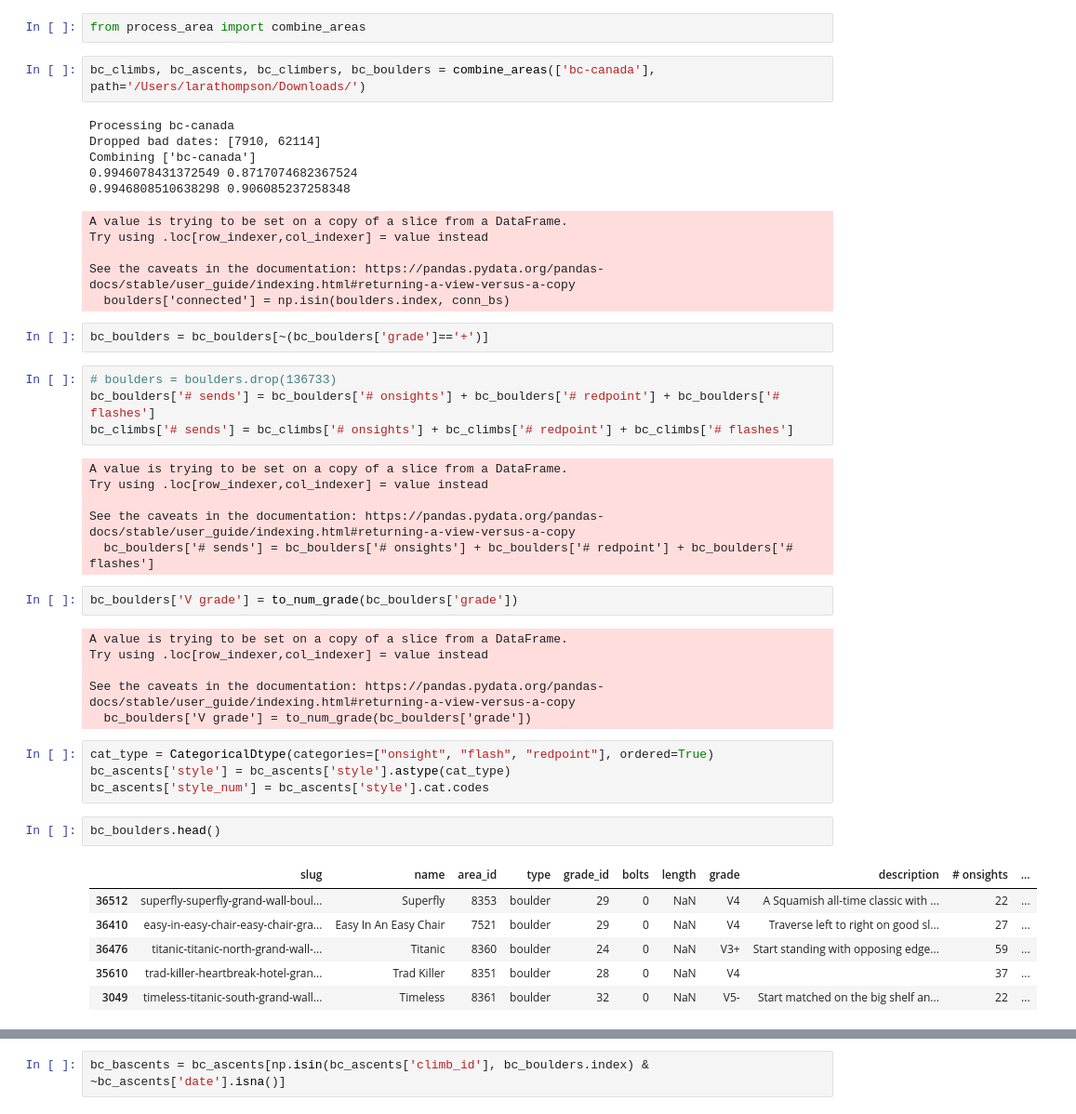
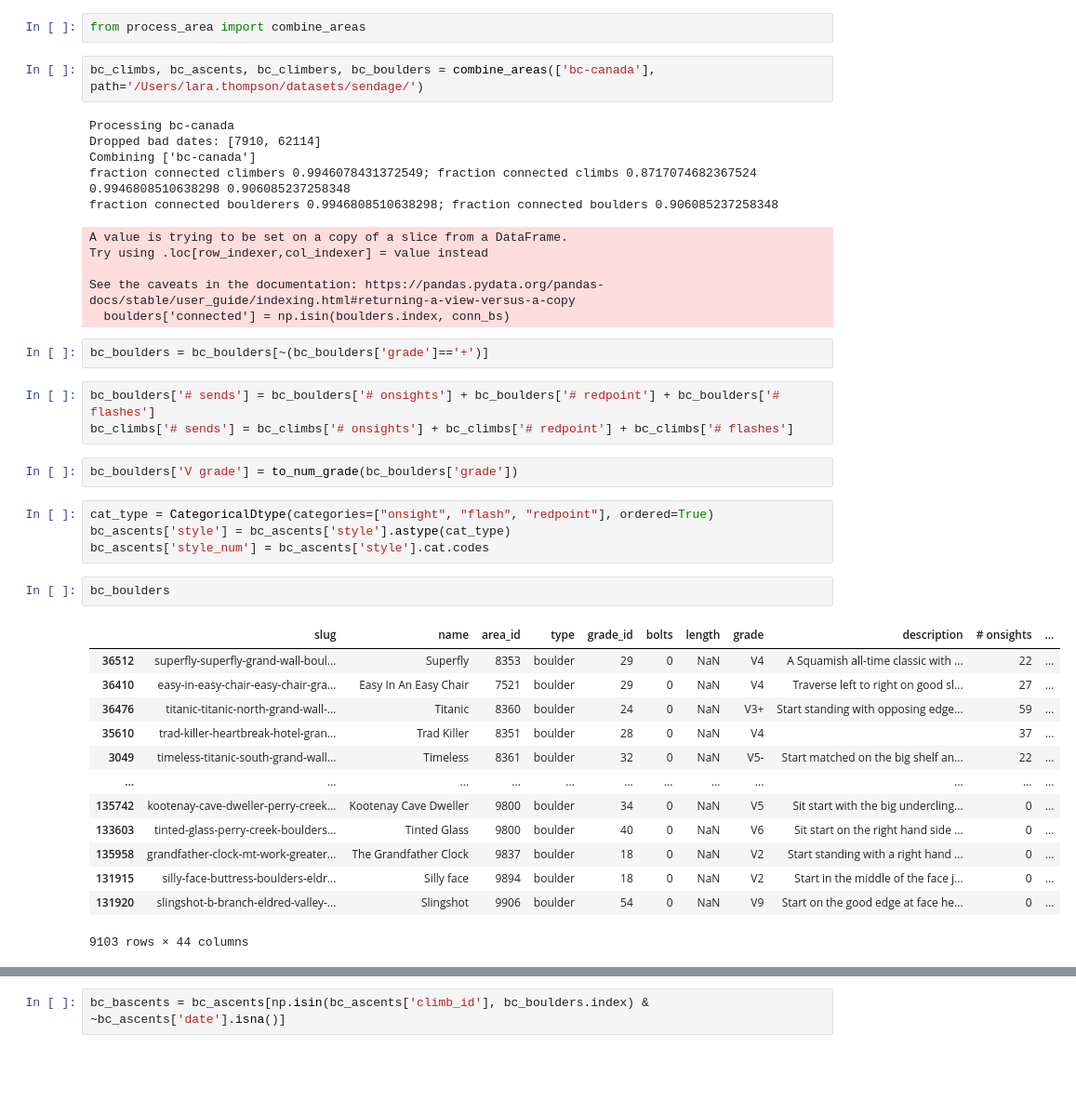
Before and after one commit to lrthomps/cs224u, a Jupyter notebook: final project/sendage/sequence.ipynb, the cells around one changed output, grey strips where cells are left out. Shown at 93% size. Saved outputs shown, nothing was run; the diff lists cells and outputs as text; blank space fills up the shorter version.

```diff
--- a/final project/sendage/sequence.ipynb
+++ b/final project/sendage/sequence.ipynb
@@ -239,13 +245,14 @@ u_train, u_dev, u_test = np.split(i_, (650, 700))
 # %%
 from process_area import combine_areas
 # %%
-bc_climbs, bc_ascents, bc_climbers, bc_boulders = combine_areas(['bc-canada'], path='/Users/larathompson/Downloads/')
+bc_climbs, bc_ascents, bc_climbers, bc_boulders = combine_areas(['bc-canada'], path='/Users/lara.thompson/datasets/sendage/')
 # %% [output]
 Processing bc-canada
 Dropped bad dates: [7910, 62114]
 Combining ['bc-canada']
-0.9946078431372549 0.8717074682367524
+fraction connected climbers 0.9946078431372549; fraction connected climbs 0.8717074682367524
 0.9946808510638298 0.906085237258348
+fraction connected boulderers 0.9946808510638298; fraction connected boulders 0.906085237258348
 A value is trying to be set on a copy of a slice from a DataFrame.
 Try using .loc[row_indexer,col_indexer] = value instead
 
@@ -254,36 +261,30 @@ See the caveats in the documentation: https://pandas.pydata.org/pandas-docs/stab
 # %%
 bc_boulders = bc_boulders[~(bc_boulders['grade']=='+')]
 # %%
-# boulders = boulders.drop(136733)
 bc_boulders['# sends'] = bc_boulders['# onsights'] + bc_boulders['# redpoint'] + bc_boulders['# flashes']
 bc_climbs['# sends'] = bc_climbs['# onsights'] + bc_climbs['# redpoint'] + bc_climbs['# flashes']
-# %% [output]
-A value is trying to be set on a copy of a slice from a DataFrame.
-Try using .loc[row_indexer,col_indexer] = value instead
-
-See the caveats in the documentation: https://pandas.pydata.org/pandas-docs/stable/user_guide/indexing.html#returning-a-view-versus-a-copy
-  bc_boulders['# sends'] = bc_boulders['# onsights'] + bc_boulders['# redpoint'] + bc_boulders['# flashes']
 # %%
 bc_boulders['V grade'] = to_num_grade(bc_boulders['grade'])
-# %% [output]
-A value is trying to be set on a copy of a slice from a DataFrame.
-Try using .loc[row_indexer,col_indexer] = value instead
-
-See the caveats in the documentation: https://pandas.pydata.org/pandas-docs/stable/user_guide/indexing.html#returning-a-view-versus-a-copy
-  bc_boulders['V grade'] = to_num_grade(bc_boulders['grade'])
 # %%
 cat_type = CategoricalDtype(categories=["onsight", "flash", "redpoint"], ordered=True)
 bc_ascents['style'] = bc_ascents['style'].astype(cat_type)
 bc_ascents['style_num'] = bc_ascents['style'].cat.codes
 # %%
-bc_boulders.head()
+bc_boulders
 # %% [output]
 |  | slug | name | area_id | type | grade_id | bolts | length | grade | description | # onsights | ... |
 | 36512 | superfly-superfly-grand-wall-boul... | Superfly | 8353 | boulder | 29 | 0 | NaN | V4 | A Squamish all-time classic with ... | 22 | ... |
 | 36410 | easy-in-easy-chair-easy-chair-gra... | Easy In An Easy Chair | 7521 | boulder | 29 | 0 | NaN | V4 | Traverse left to right on good sl... | 27 | ... |
 | 36476 | titanic-titanic-north-grand-wall-... | Titanic | 8360 | boulder | 24 | 0 | NaN | V3+ | Start standing with opposing edge... | 59 | ... |
 | 35610 | trad-killer-heartbreak-hotel-gran... | Trad Killer | 8351 | boulder | 28 | 0 | NaN | V4 |  | 37 | ... |
 | 3049 | timeless-titanic-south-grand-wall... | Timeless | 8361 | boulder | 32 | 0 | NaN | V5- | Start matched on the big shelf an... | 22 | ... |
+| ... | ... | ... | ... | ... | ... | ... | ... | ... | ... | ... | ... |
+| 135742 | kootenay-cave-dweller-perry-creek... | Kootenay Cave Dweller | 9800 | boulder | 34 | 0 | NaN | V5 | Sit start with the big undercling... | 0 | ... |
+| 133603 | tinted-glass-perry-creek-boulders... | Tinted Glass | 9800 | boulder | 40 | 0 | NaN | V6 | Sit start on the right hand side ... | 0 | ... |
+| 135958 | grandfather-clock-mt-work-greater... | The Grandfather Clock | 9837 | boulder | 18 | 0 | NaN | V2 | Start standing with a right hand ... | 0 | ... |
+| 131915 | silly-face-buttress-boulders-eldr... | Silly face | 9894 | boulder | 18 | 0 | NaN | V2 | Start in the middle of the face j... | 0 | ... |
+| 131920 | slingshot-b-branch-eldred-valley-... | Slingshot | 9906 | boulder | 54 | 0 | NaN | V9 | Start on the good edge at face he... | 0 | ... |
+9103 rows × 44 columns
 # %%
 def self_consistent_min(ascents, climbers, climbs, n_min=5):
     n_climbs, n_climbers = len(climbs)+1, len(climbers)+1
```
Also changed, not shown: parts of 44 cells of this notebook, 3 other files.
